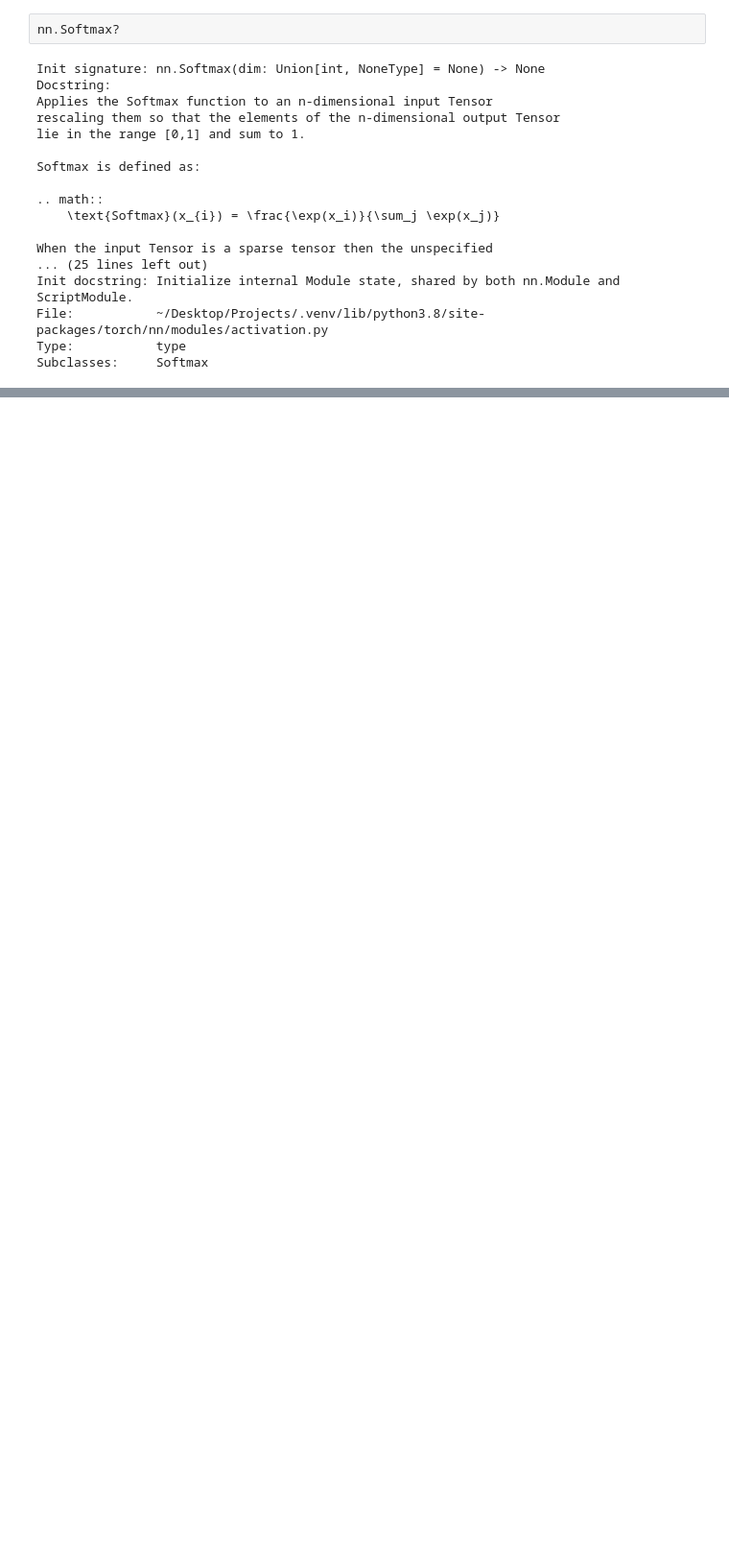
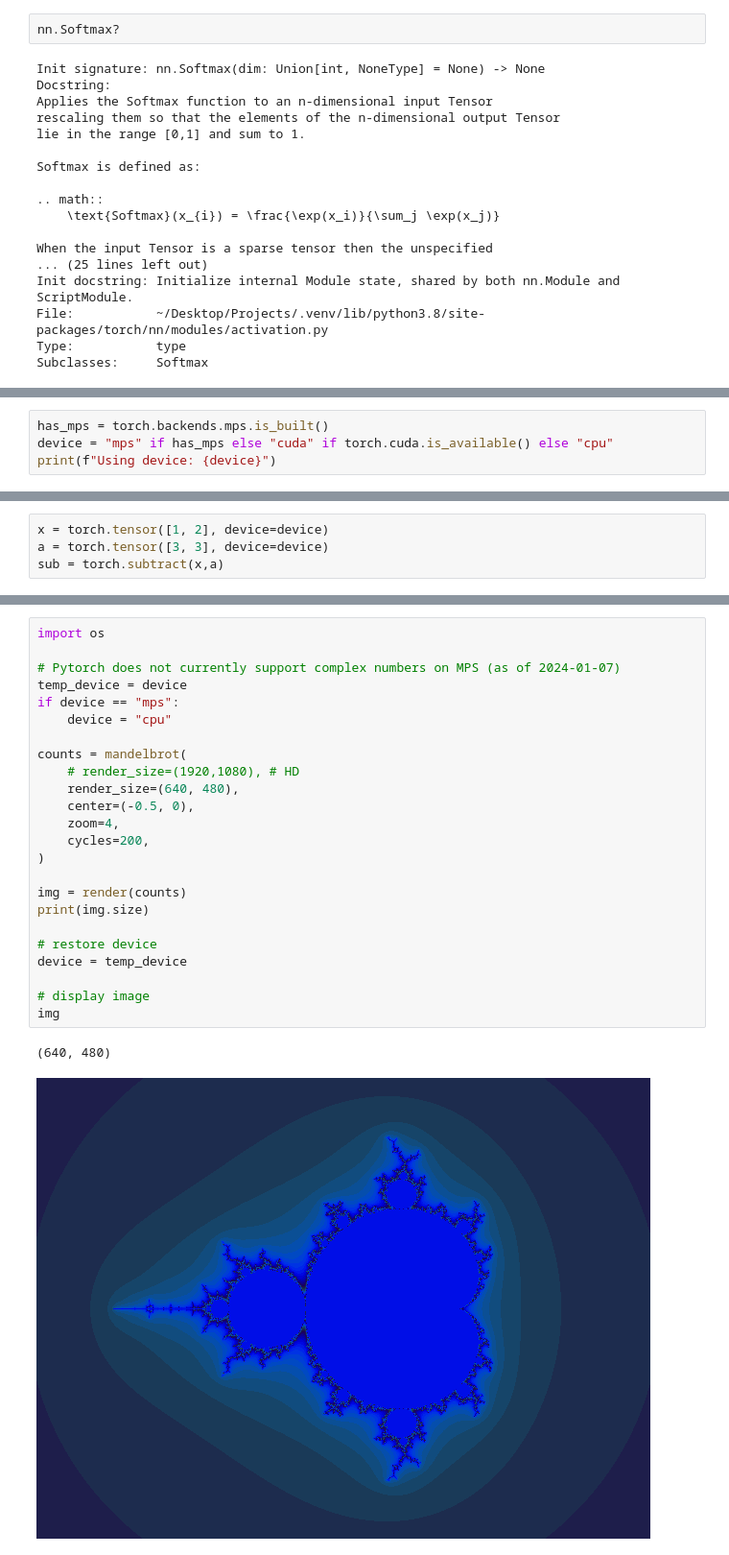
Before and after one commit to abhishekde95/Projects, a Jupyter notebook: DS/pytorch/torch_exploration.ipynb, the cells around one changed output, grey strips where cells are left out. Shown at 96% size. Saved outputs shown, nothing was run; the diff lists cells and outputs as text; blank space fills up the shorter version.

```diff
--- a/DS/pytorch/torch_exploration.ipynb
+++ b/DS/pytorch/torch_exploration.ipynb
@@ -832,0 +835,4 @@ Subclasses:     Softmax
+# %%
+has_mps = torch.backends.mps.is_built()
+device = "mps" if has_mps else "cuda" if torch.cuda.is_available() else "cpu"
+print(f"Using device: {device}")
@@ -832,0 +886,4 @@ Subclasses:     Softmax
+# %%
+x = torch.tensor([1, 2], device=device)
+a = torch.tensor([3, 3], device=device)
+sub = torch.subtract(x,a)
@@ -832,0 +1003,27 @@ Subclasses:     Softmax
+# %%
+import os
+
+# Pytorch does not currently support complex numbers on MPS (as of 2024-01-07)
+temp_device = device
+if device == "mps":
+    device = "cpu"
+
+counts = mandelbrot(
+    # render_size=(1920,1080), # HD
+    render_size=(640, 480),
+    center=(-0.5, 0),
+    zoom=4,
+    cycles=200,
+)
+
+img = render(counts)
+print(img.size)
+
+# restore device
+device = temp_device
+
+# display image
+img
+# %% [output]
+(640, 480)
+[figure, added]
```
Also changed, not shown: parts of 49 cells of this notebook, 2 other files.
